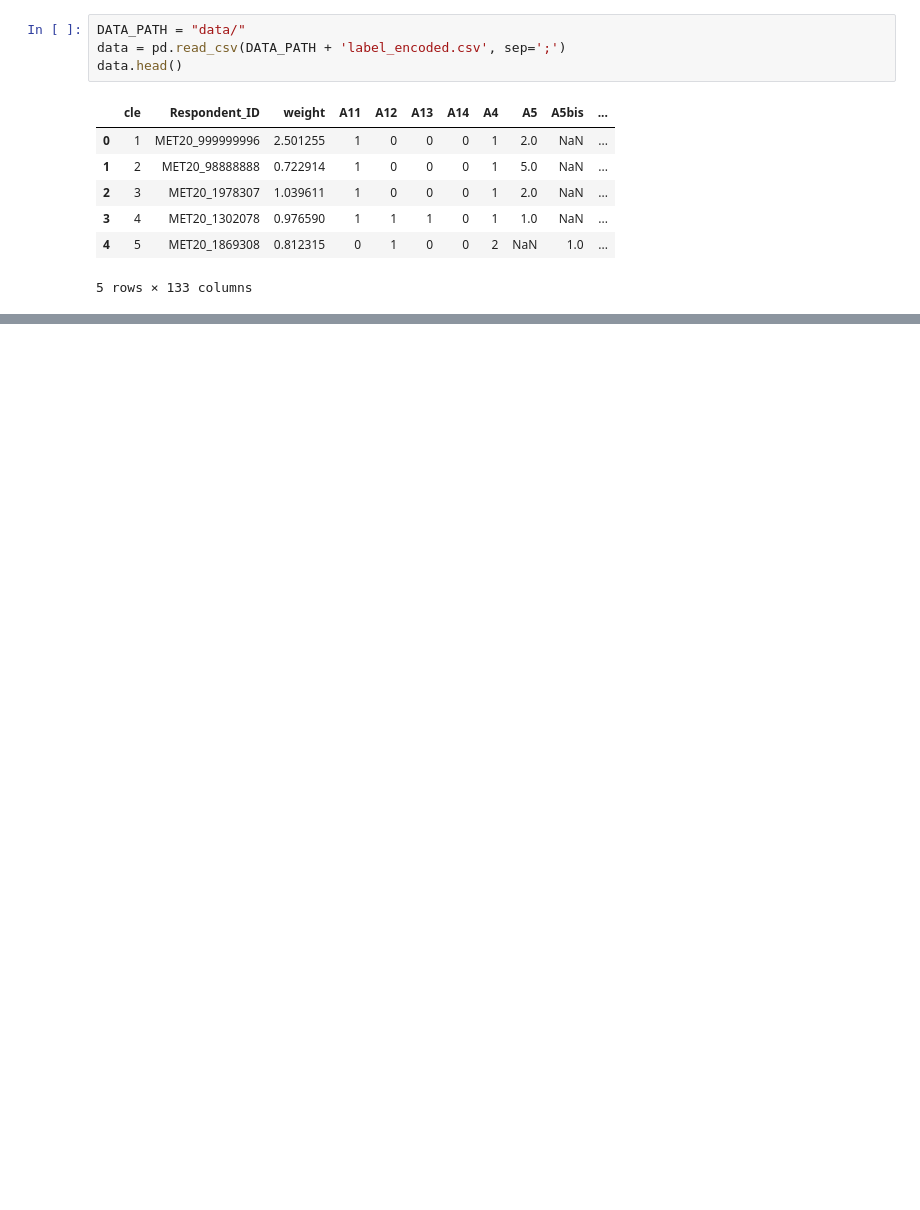
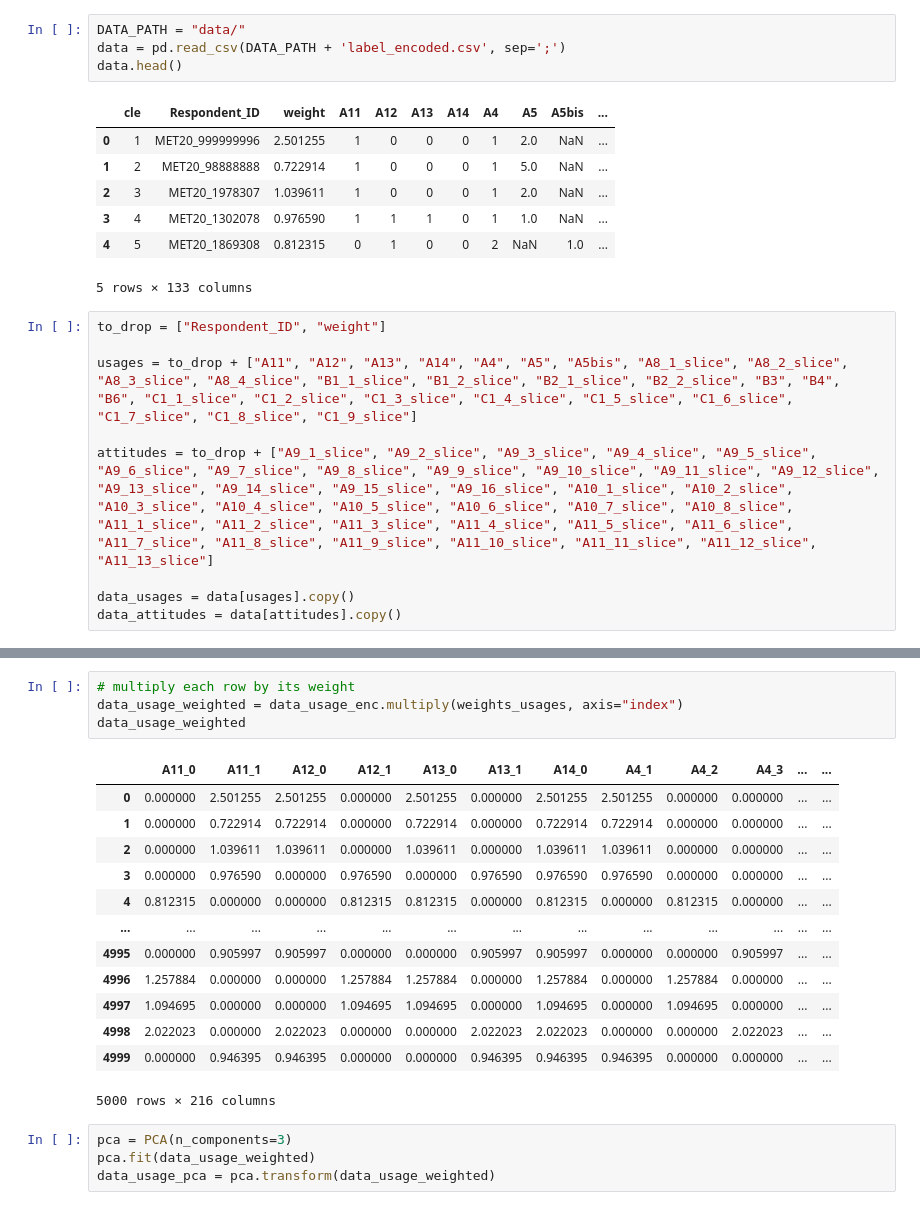
Before and after one commit to QuentinFISCH/qantar, a Jupyter notebook: tp1/exploration.ipynb, the cells around one changed output, grey strips where cells are left out. Cells and saved outputs as stored; diff of their text form; blank space fills up the shorter version.

```diff
--- a/tp1/exploration.ipynb
+++ b/tp1/exploration.ipynb
@@ -14,3 +21,12 @@ data.head()
 | 3 | 4 | MET20_1302078 | 0.976590 | 1 | 1 | 1 | 0 | 1 | 1.0 | NaN | ... |
 | 4 | 5 | MET20_1869308 | 0.812315 | 0 | 1 | 0 | 0 | 2 | NaN | 1.0 | ... |
 5 rows × 133 columns
+# %%
+to_drop = ["Respondent_ID", "weight"]
+
+usages = to_drop + ["A11", "A12", "A13", "A14", "A4", "A5", "A5bis", "A8_1_slice", "A8_2_slice", "A8_3_slice", "A8_4_slice", "B1_1_slice", "B1_2_slice", "B2_1_slice", "B2_2_slice", "B3", "B4", "B6", "C1_1_slice", "C1_2_slice", "C1_3_slice", "C1_4_slice", "C1_5_slice", "C1_6_slice", "C1_7_slice", "C1_8_slice", "C1_9_slice"]
+
+attitudes = to_drop + ["A9_1_slice", "A9_2_slice", "A9_3_slice", "A9_4_slice", "A9_5_slice", "A9_6_slice", "A9_7_slice", "A9_8_slice", "A9_9_slice", "A9_10_slice", "A9_11_slice", "A9_12_slice", "A9_13_slice", "A9_14_slice", "A9_15_slice", "A9_16_slice", "A10_1_slice", "A10_2_slice", "A10_3_slice", "A10_4_slice", "A10_5_slice", "A10_6_slice", "A10_7_slice", "A10_8_slice", "A11_1_slice", "A11_2_slice", "A11_3_slice", "A11_4_slice", "A11_5_slice", "A11_6_slice", "A11_7_slice", "A11_8_slice", "A11_9_slice", "A11_10_slice", "A11_11_slice", "A11_12_slice", "A11_13_slice"]
+
+data_usages = data[usages].copy()
+data_attitudes = data[attitudes].copy()
@@ -16,0 +118,22 @@ data.head()
+# %%
+# multiply each row by its weight
+data_usage_weighted = data_usage_enc.multiply(weights_usages, axis="index")
+data_usage_weighted
+# %% [output]
+|  | A11_0 | A11_1 | A12_0 | A12_1 | A13_0 | A13_1 | A14_0 | A4_1 | A4_2 | A4_3 | ... | ... |
+| 0 | 0.000000 | 2.501255 | 2.501255 | 0.000000 | 2.501255 | 0.000000 | 2.501255 | 2.501255 | 0.000000 | 0.000000 | ... | ... |
+| 1 | 0.000000 | 0.722914 | 0.722914 | 0.000000 | 0.722914 | 0.000000 | 0.722914 | 0.722914 | 0.000000 | 0.000000 | ... | ... |
+| 2 | 0.000000 | 1.039611 | 1.039611 | 0.000000 | 1.039611 | 0.000000 | 1.039611 | 1.039611 | 0.000000 | 0.000000 | ... | ... |
+| 3 | 0.000000 | 0.976590 | 0.000000 | 0.976590 | 0.000000 | 0.976590 | 0.976590 | 0.976590 | 0.000000 | 0.000000 | ... | ... |
+| 4 | 0.812315 | 0.000000 | 0.000000 | 0.812315 | 0.812315 | 0.000000 | 0.812315 | 0.000000 | 0.812315 | 0.000000 | ... | ... |
+| ... | ... | ... | ... | ... | ... | ... | ... | ... | ... | ... | ... | ... |
+| 4995 | 0.000000 | 0.905997 | 0.905997 | 0.000000 | 0.000000 | 0.905997 | 0.905997 | 0.000000 | 0.000000 | 0.905997 | ... | ... |
+| 4996 | 1.257884 | 0.000000 | 0.000000 | 1.257884 | 1.257884 | 0.000000 | 1.257884 | 0.000000 | 1.257884 | 0.000000 | ... | ... |
+| 4997 | 1.094695 | 0.000000 | 0.000000 | 1.094695 | 1.094695 | 0.000000 | 1.094695 | 0.000000 | 1.094695 | 0.000000 | ... | ... |
+| 4998 | 2.022023 | 0.000000 | 2.022023 | 0.000000 | 0.000000 | 2.022023 | 2.022023 | 0.000000 | 0.000000 | 2.022023 | ... | ... |
+| 4999 | 0.000000 | 0.946395 | 0.946395 | 0.000000 | 0.000000 | 0.946395 | 0.946395 | 0.946395 | 0.000000 | 0.000000 | ... | ... |
+5000 rows × 216 columns
+# %%
+pca = PCA(n_components=3)
+pca.fit(data_usage_weighted)
+data_usage_pca = pca.transform(data_usage_weighted)
```
Also changed, not shown: parts of 12 cells of this notebook.
